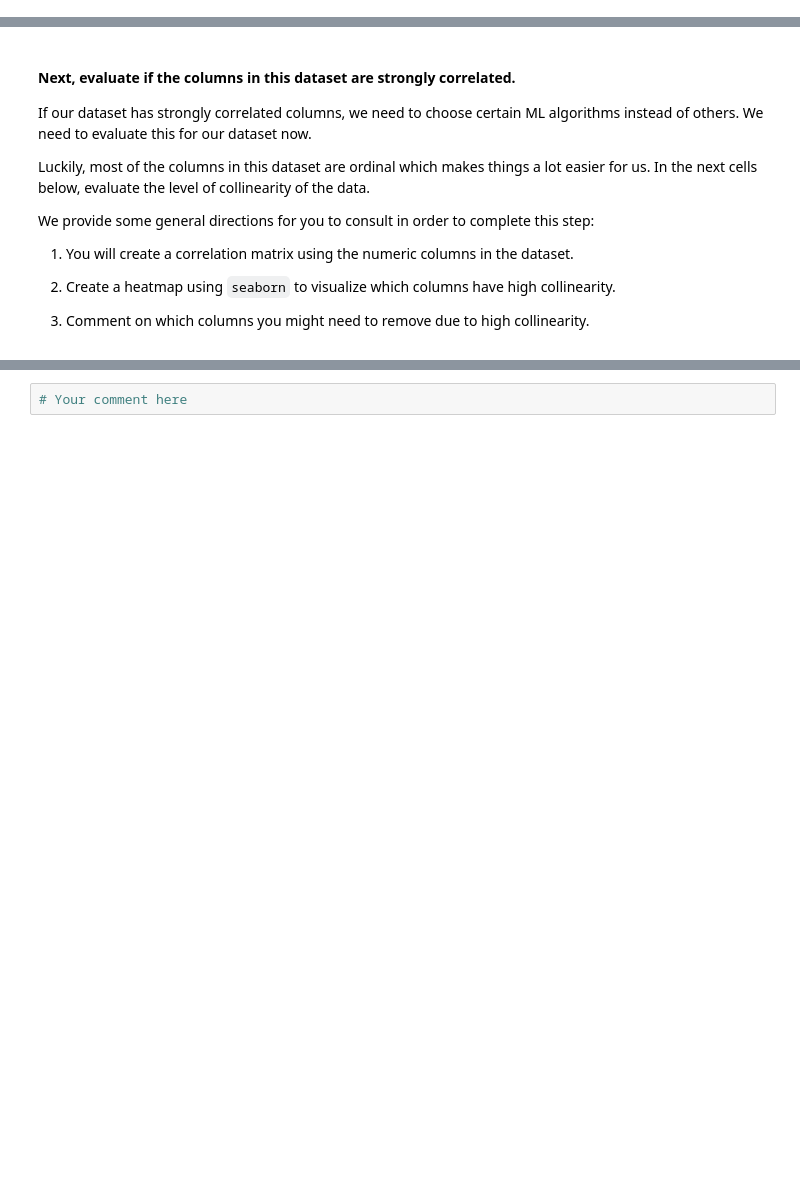
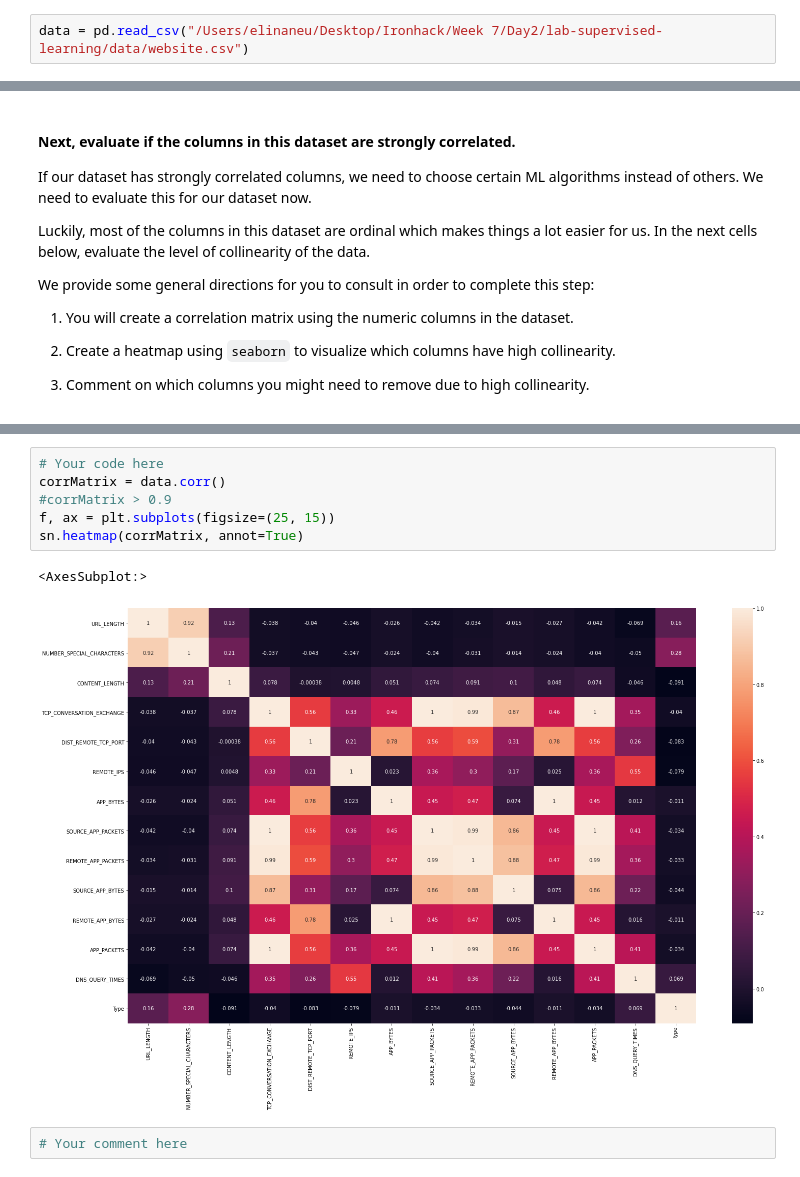
Before and after one commit to ta-data-remote/lab-supervised-learning, a Jupyter notebook: your-code/main.ipynb, the cells around one changed output, grey strips where cells are left out. Drawn from its saved outputs; the diff is of its cells as text; blank space fills up the shorter version.

```diff
--- a/your-code/main.ipynb
+++ b/your-code/main.ipynb
@@ -11,6 +16,8 @@ In this lab, we will explore a dataset that describes websites with different fe
 # Challenge 1 - Explore The Dataset
 
 Let's start by exploring the dataset. First load the data file:
+# %%
+data = pd.read_csv("/Users/elinaneu/Desktop/Ironhack/Week 7/Day2/lab-supervised-learning/data/website.csv")
 # %% [markdown]
 #### Explore the data from an bird's-eye view.
 
@@ -78,3 +157,12 @@ We provide some general directions for you to consult in order to complete this
+# %%
+# Your code here
+corrMatrix = data.corr()
+#corrMatrix > 0.9
+f, ax = plt.subplots(figsize=(25, 15))
+sn.heatmap(corrMatrix, annot=True)
+# %% [output]
+<AxesSubplot:>
+[figure, added]
 # %%
 # Your comment here
 # %% [markdown]
```
Also changed, not shown: parts of 69 cells of this notebook.
